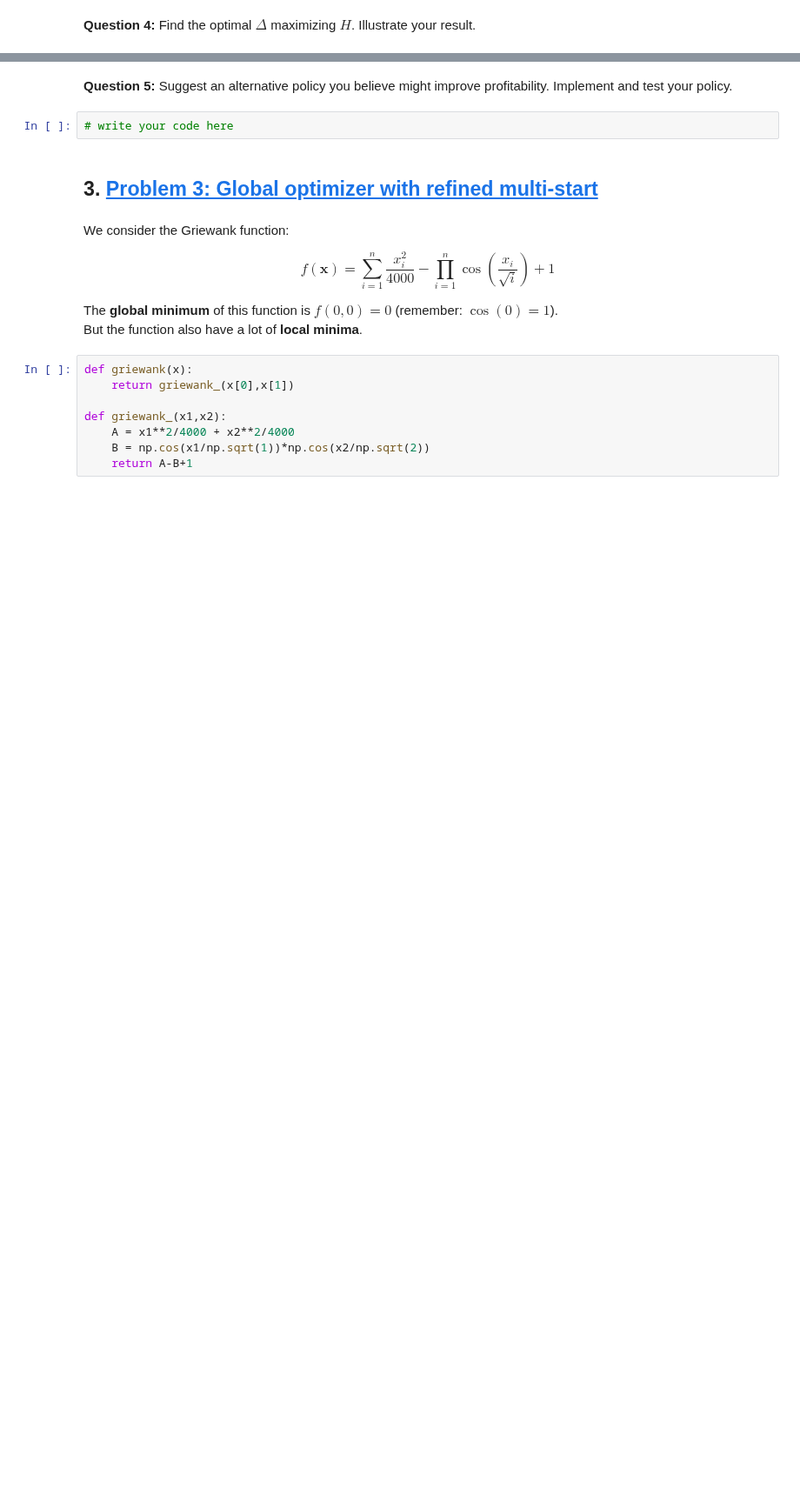
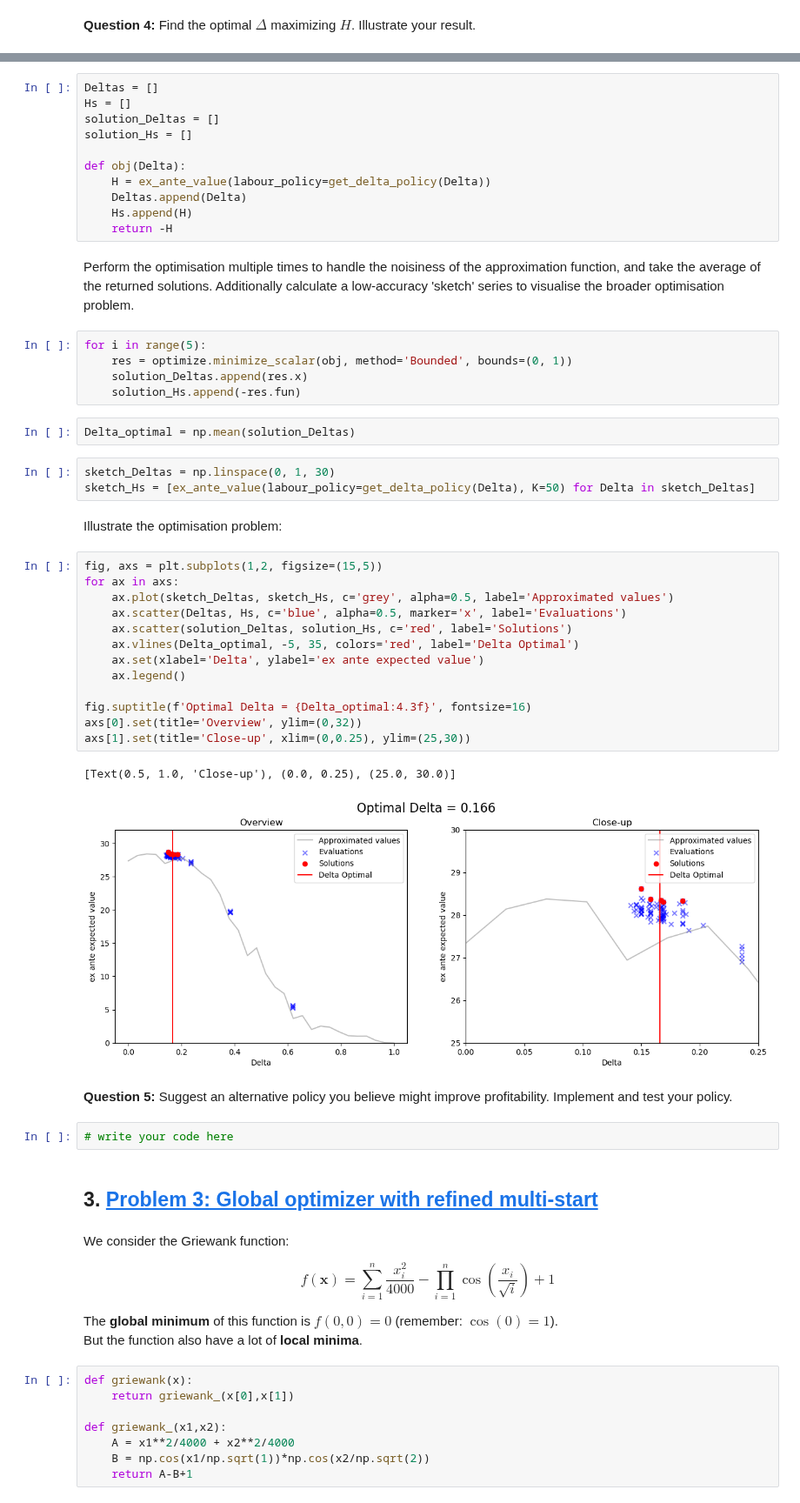
Before and after one commit to NumEconCopenhagen/projects-2023-it-hurts-when-ip, a Jupyter notebook: Exam 2023/examproject.ipynb, the cells around one changed output, grey strips where cells are left out. Shown at 87% size. Drawn from its saved outputs; the diff is of its cells as text; blank space fills up the shorter version.

```diff
--- a/Exam 2023/examproject.ipynb
+++ b/Exam 2023/examproject.ipynb
@@ -419,3 +571,44 @@ With $\Delta \geq 0$ and $\Delta = 0$ being the previous policy.
+# %%
+Deltas = []
+Hs = []
+solution_Deltas = []
+solution_Hs = []
+
+def obj(Delta):
+    H = ex_ante_value(labour_policy=get_delta_policy(Delta))
+    Deltas.append(Delta)
+    Hs.append(H)
+    return -H
+# %% [markdown]
+Perform the optimisation multiple times to handle the noisiness of the approximation function, and take the average of the returned solutions. Additionally calculate a low-accuracy 'sketch' series to visualise the broader optimisation problem.
+# %%
+for i in range(5):
+    res = optimize.minimize_scalar(obj, method='Bounded', bounds=(0, 1))
+    solution_Deltas.append(res.x)
+    solution_Hs.append(-res.fun)
+# %%
+Delta_optimal = np.mean(solution_Deltas)
+# %%
+sketch_Deltas = np.linspace(0, 1, 30)
+sketch_Hs = [ex_ante_value(labour_policy=get_delta_policy(Delta), K=50) for Delta in sketch_Deltas]
+# %% [markdown]
+Illustrate the optimisation problem:
+# %%
+fig, axs = plt.subplots(1,2, figsize=(15,5))
+for ax in axs:
+    ax.plot(sketch_Deltas, sketch_Hs, c='grey', alpha=0.5, label='Approximated values')
+    ax.scatter(Deltas, Hs, c='blue', alpha=0.5, marker='x', label='Evaluations')
+    ax.scatter(solution_Deltas, solution_Hs, c='red', label='Solutions')
+    ax.vlines(Delta_optimal, -5, 35, colors='red', label='Delta Optimal')
+    ax.set(xlabel='Delta', ylabel='ex ante expected value')
+    ax.legend()
+
+fig.suptitle(f'Optimal Delta = {Delta_optimal:4.3f}', fontsize=16)
+axs[0].set(title='Overview', ylim=(0,32))
+axs[1].set(title='Close-up', xlim=(0,0.25), ylim=(25,30))
+# %% [output]
+[Text(0.5, 1.0, 'Close-up'), (0.0, 0.25), (25.0, 30.0)]
+[figure, added]
 # %% [markdown]
 
 **Question 5:** Suggest an alternative policy you believe might improve profitability. Implement and test your policy.
```
Also changed, not shown: parts of 36 cells of this notebook.
